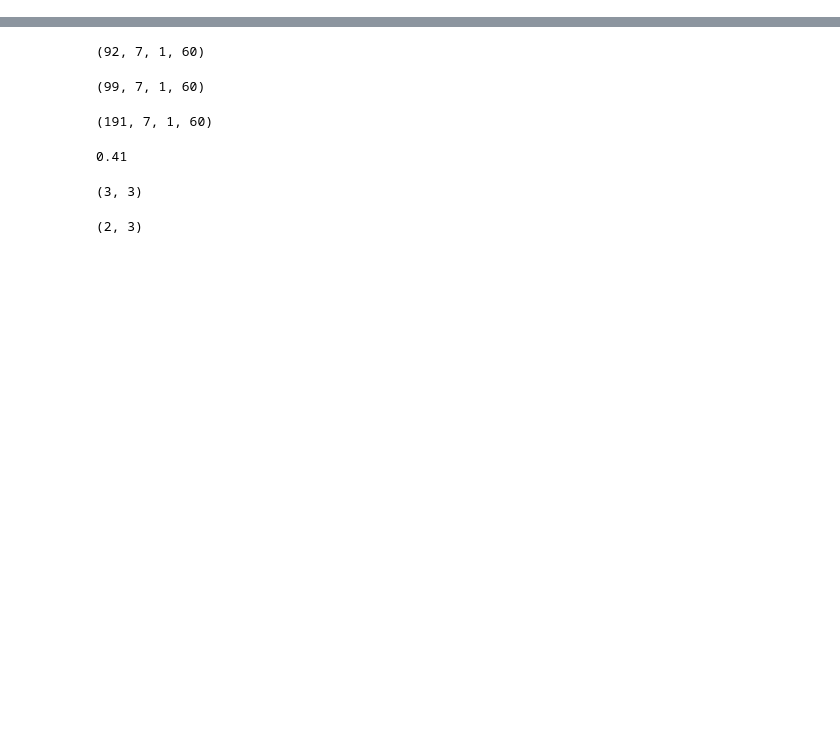
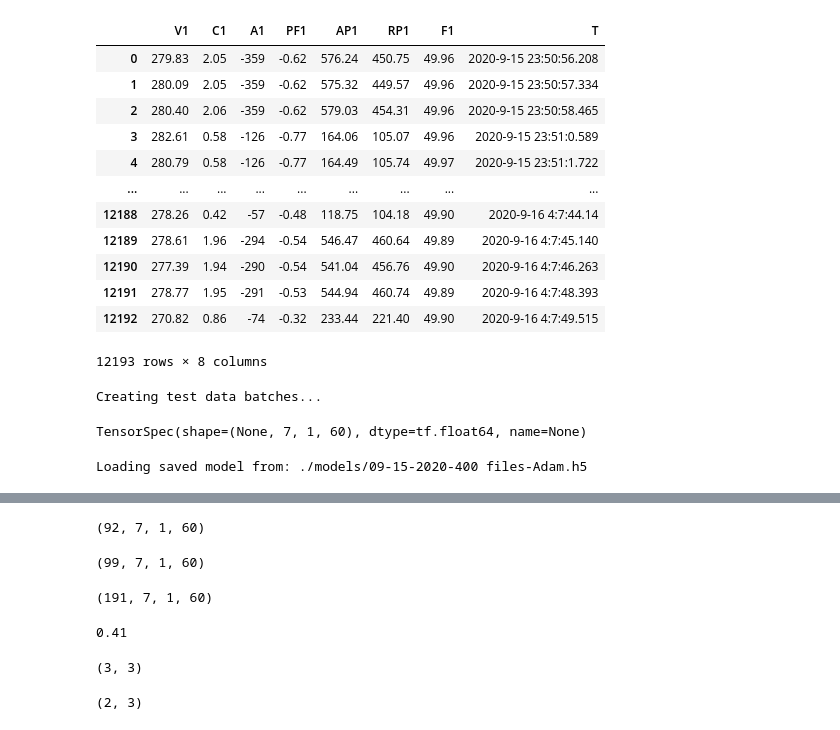
Before and after one commit to caxefaizan/S3_bucket_manipulation, a Jupyter notebook: End to End Conversion.ipynb, the cells around one changed output, grey strips where cells are left out. Drawn from its saved outputs; the diff is of its cells as text; code cells hidden in the pictures; blank space fills up the shorter version.

Commit message:
end results saved

```diff
--- a/End to End Conversion.ipynb
+++ b/End to End Conversion.ipynb
@@ -136,0 +126,20 @@ ParserError: Unknown string format: 2020-9-15,23:50:56.208
+# %%
+zf = pd.read_csv('vf.csv')
+# %%
+zf = zf.drop('ID',axis =1)
+# %%
+zf
+# %% [output]
+|  | V1 | C1 | A1 | PF1 | AP1 | RP1 | F1 | T |
+| 0 | 279.83 | 2.05 | -359 | -0.62 | 576.24 | 450.75 | 49.96 | 2020-9-15 23:50:56.208 |
+| 1 | 280.09 | 2.05 | -359 | -0.62 | 575.32 | 449.57 | 49.96 | 2020-9-15 23:50:57.334 |
+| 2 | 280.40 | 2.06 | -359 | -0.62 | 579.03 | 454.31 | 49.96 | 2020-9-15 23:50:58.465 |
+| 3 | 282.61 | 0.58 | -126 | -0.77 | 164.06 | 105.07 | 49.96 | 2020-9-15 23:51:0.589 |
+| 4 | 280.79 | 0.58 | -126 | -0.77 | 164.49 | 105.74 | 49.97 | 2020-9-15 23:51:1.722 |
+| ... | ... | ... | ... | ... | ... | ... | ... | ... |
+| 12188 | 278.26 | 0.42 | -57 | -0.48 | 118.75 | 104.18 | 49.90 | 2020-9-16 4:7:44.14 |
+| 12189 | 278.61 | 1.96 | -294 | -0.54 | 546.47 | 460.64 | 49.89 | 2020-9-16 4:7:45.140 |
+| 12190 | 277.39 | 1.94 | -290 | -0.54 | 541.04 | 456.76 | 49.90 | 2020-9-16 4:7:46.263 |
+| 12191 | 278.77 | 1.95 | -291 | -0.53 | 544.94 | 460.74 | 49.89 | 2020-9-16 4:7:48.393 |
+| 12192 | 270.82 | 0.86 | -74 | -0.32 | 233.44 | 221.40 | 49.90 | 2020-9-16 4:7:49.515 |
+12193 rows × 8 columns
@@ -136,0 +247,14 @@ ParserError: Unknown string format: 2020-9-15,23:50:56.208
+# %%
+# Create test data batch
+test_data = create_data_batches(frr, test_data=True)
+# %% [output]
+Creating test data batches...
+# %%
+test_data.element_spec
+# %% [output]
+TensorSpec(shape=(None, 7, 1, 60), dtype=tf.float64, name=None)
+# %%
+# Load our model trained
+model = load_model('./models/09-15-2020-400 files-Adam.h5')
+# %% [output]
+Loading saved model from: ./models/09-15-2020-400 files-Adam.h5
```
Also changed, not shown: parts of 11 cells of this notebook.
